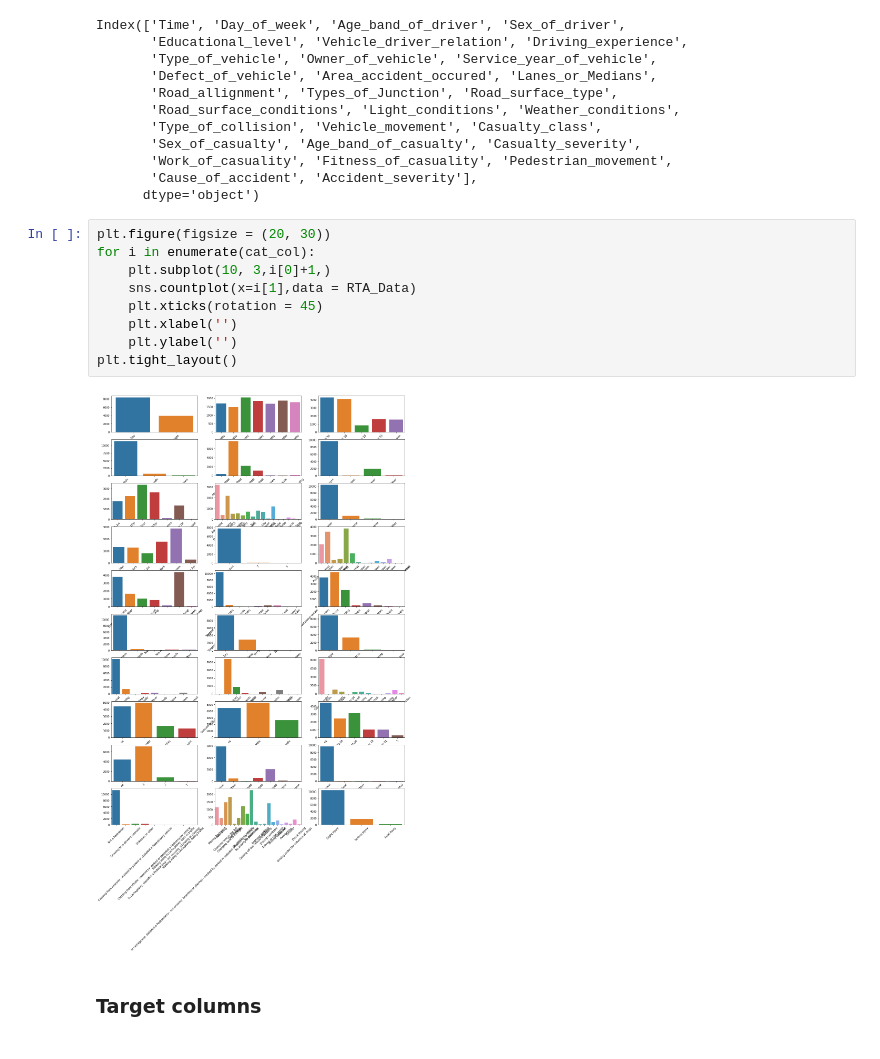
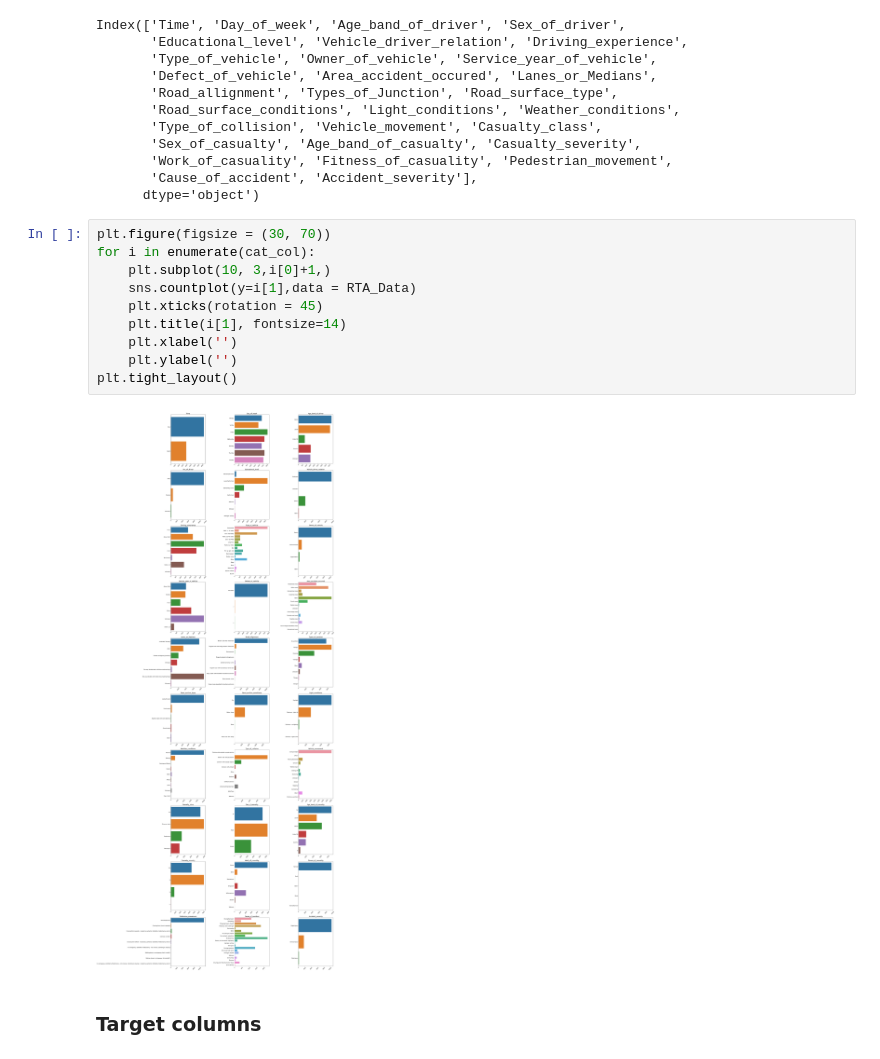
Before and after one commit to bhanu0925/ML_RoadTrafficAcident_Severity_Classification, a Jupyter notebook: Road_Traffic_Accident_Severity_Classification.ipynb, the cells around one changed output. Cells and saved outputs as stored; diff of their text form.

```diff
--- a/Road_Traffic_Accident_Severity_Classification.ipynb
+++ b/Road_Traffic_Accident_Severity_Classification.ipynb
@@ -306,16 +317,17 @@ Index(['Time', 'Day_of_week', 'Age_band_of_driver', 'Sex_of_driver',
        'Cause_of_accident', 'Accident_severity'],
       dtype='object')
 # %%
-plt.figure(figsize = (20, 30))
+plt.figure(figsize = (30, 70))
 for i in enumerate(cat_col):
     plt.subplot(10, 3,i[0]+1,)
-    sns.countplot(x=i[1],data = RTA_Data)
+    sns.countplot(y=i[1],data = RTA_Data)
     plt.xticks(rotation = 45)
+    plt.title(i[1], fontsize=14)
     plt.xlabel('')
     plt.ylabel('')
 plt.tight_layout()
 # %% [output]
-[figure, old version]
+[figure, new version]
 # %% [markdown]
 ### Target columns
 # %%
```
Also changed, not shown: parts of 78 cells of this notebook.
